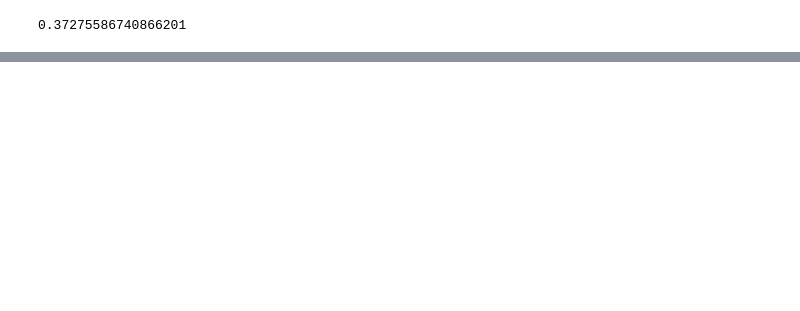
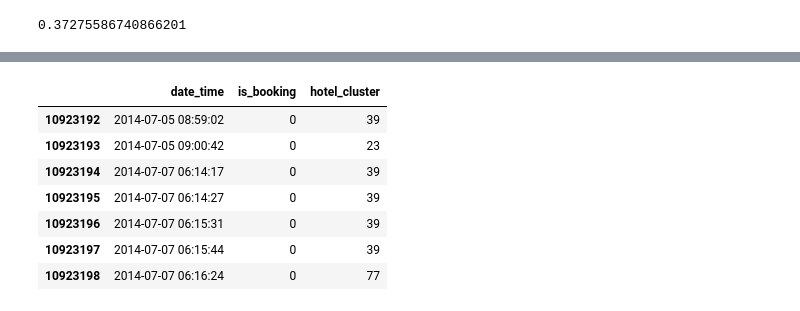
Before and after one commit to zcwei/expedia, a Jupyter notebook: expedia.ipynb, the cells around one changed output, grey strips where cells are left out. Drawn from its saved outputs; the diff is of its cells as text; code cells hidden in the pictures; blank space fills up the shorter version.

```diff
--- a/expedia.ipynb
+++ b/expedia.ipynb
@@ -275,0 +270,25 @@ t1.groupby(['user_location_country', 'user_location_city', 'orig_destination_dis
+# %%
+### round orig_destination_distance
+import numpy as np
+t1['orig_destination_distance_3_decimal'] = t1['orig_destination_distance'].round(3)
+t1['orig_destination_distance_2_decimal'] = t1['orig_destination_distance'].round(2)
+t1['orig_destination_distance_1_decimal'] = t1['orig_destination_distance'].round(1)
+
+t2['orig_destination_distance_3_decimal'] = t2['orig_destination_distance'].round(3)
+t2['orig_destination_distance_2_decimal'] = t2['orig_destination_distance'].round(2)
+t2['orig_destination_distance_1_decimal'] = t2['orig_destination_distance'].round(1)
+
+match_cols = ['user_location_country', 'user_location_region', 'user_location_city', 'hotel_market', 'orig_destination_distance_1_decimal']
+
+exact_matches_on_1_decimal = []
+groups = t1.groupby(match_cols)
+for i in range(t2.shape[0]):
+    exact_matches_on_1_decimal.append(generate_exact_matches(t2.iloc[i], match_cols, groups))
+
+##******try differnt rounding decimal, exact match generate best result*************
+benchmark_preds = [f5(exact_matches[p]+ preds[p] + most_common_clusters)[:5] for p in range(len(preds))]
+print(metrics.mapk([[l] for l in t2["hotel_cluster"]], benchmark_preds, k=5))
+
+
+model_1_preds = [f5(exact_matches[p] + preds[p] + exact_matches_on_1_decimal[p] + most_common_clusters)[:5] for p in range(len(preds))]
+print(metrics.mapk([[l] for l in t2["hotel_cluster"]], model_1_preds, k=5))
@@ -275,0 +492,11 @@ t1.groupby(['user_location_country', 'user_location_city', 'orig_destination_dis
+# %%
+t1[ (t1.user_id == 1198771) & (t1.hotel_country== 50) &(t1.hotel_market == 699)][['date_time', 'is_booking', 'hotel_cluster']]
+# %% [output]
+|  | date_time | is_booking | hotel_cluster |
+| 10923192 | 2014-07-05 08:59:02 | 0 | 39 |
+| 10923193 | 2014-07-05 09:00:42 | 0 | 23 |
+| 10923194 | 2014-07-07 06:14:17 | 0 | 39 |
+| 10923195 | 2014-07-07 06:14:27 | 0 | 39 |
+| 10923196 | 2014-07-07 06:15:31 | 0 | 39 |
+| 10923197 | 2014-07-07 06:15:44 | 0 | 39 |
+| 10923198 | 2014-07-07 06:16:24 | 0 | 77 |
```
Also changed, not shown: parts of 16 cells of this notebook.
